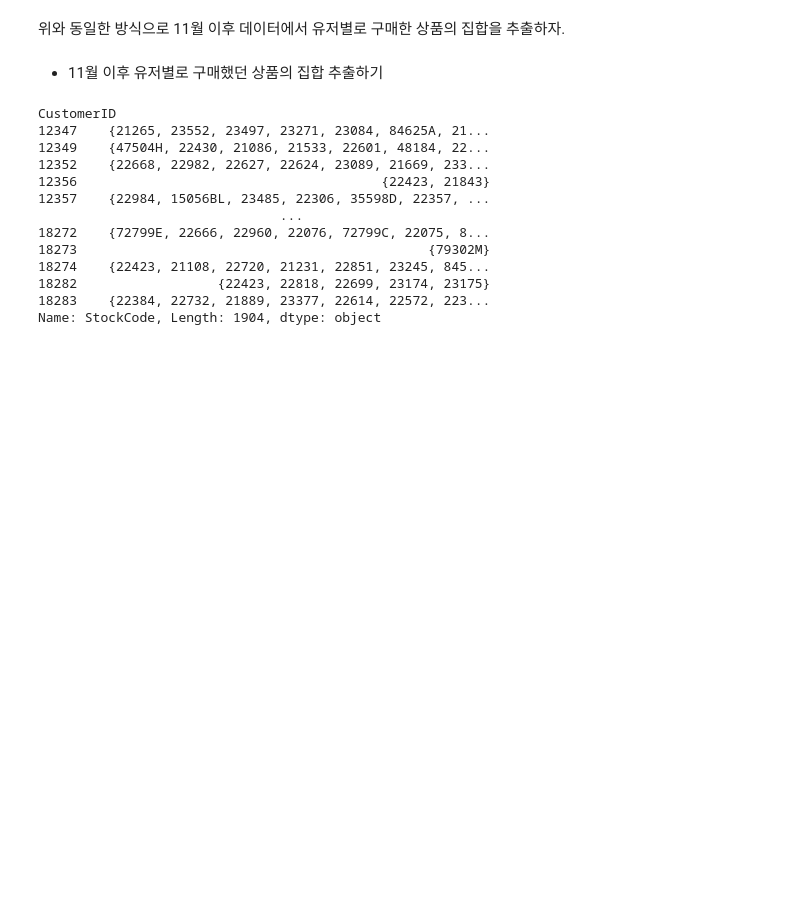
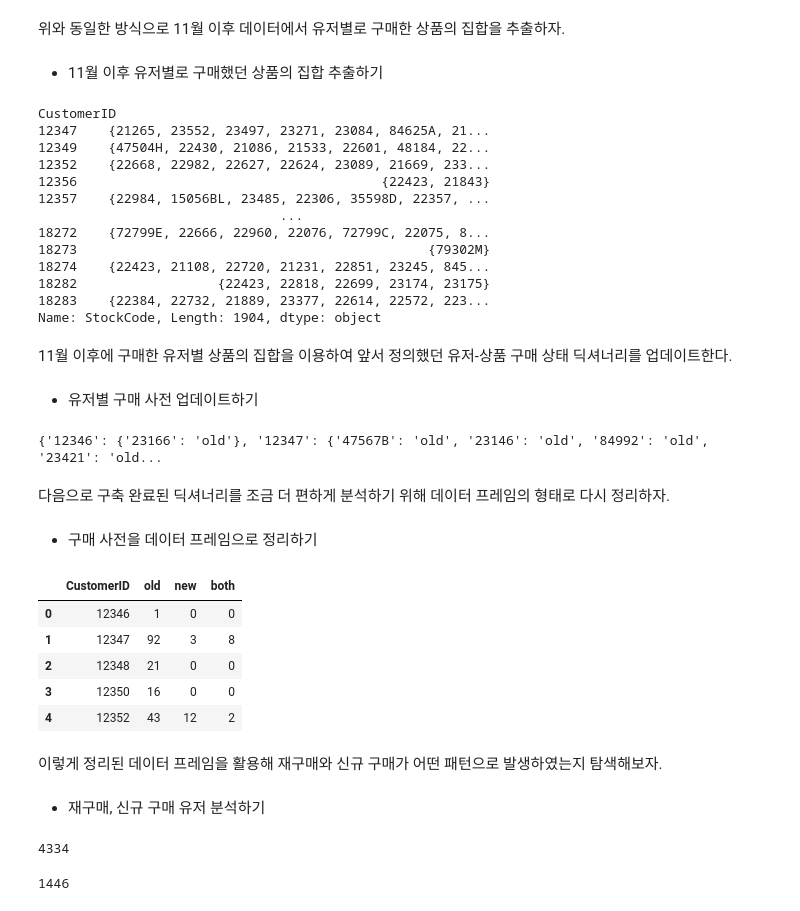
Before and after one commit to jaeyoon89/python_data_analysis, a Jupyter notebook: ch5-2_recommendation_for_retailer.ipynb, the cells around one changed output. Saved outputs shown, nothing was run; the diff lists cells and outputs as text; code cells hidden in the pictures; blank space fills up the shorter version.

Commit message:
data_analysis_ch5-2_recommendation_for_retailer

```diff
--- a/ch5-2_recommendation_for_retailer.ipynb
+++ b/ch5-2_recommendation_for_retailer.ipynb
@@ -318,3 +318,82 @@ CustomerID
 18282                  {22423, 22818, 22699, 23174, 23175}
 18283    {22384, 22732, 21889, 23377, 22614, 22572, 223...
 Name: StockCode, Length: 1904, dtype: object
+# %% [markdown]
+11월 이후에 구매한 유저별 상품의 집합을 이용하여 앞서 정의했던 유저-상품 구매 상태 딕셔너리를 업데이트한다.
+# %% [markdown]
+- 유저별 구매 사전 업데이트하기
+# %%
+# 11월 이전에만 구매한 상품은 'old', 이후에만 구매한 상품은 'new', 모두 구매한 상품은 'both'라고 표기한다.
+
+for customer_id, stocks in customer_item_end_set.items():
+    # 11월 이전 구매기록이 있는 유저인지를 체크한다.
+    if customer_id in customer_item_dict:
+        for stock_code in stocks:
+            # 구매한 적 있는 상품인지를 체크한 뒤, 상태를 표기한다.
+            if stock_code in customer_item_dict[customer_id]:
+                customer_item_dict[customer_id][stock_code] = 'both'
+            else:
+                customer_item_dict[customer_id][stock_code] = 'new'
+
+    # 11월 이전 구매기록이 없는 유저라면 모두 'new'로 표기한다.
+    else:
+        customer_item_dict[customer_id] = {}
+        for stock_code in stocks:
+            customer_item_dict[customer_id][stock_code] = 'new'
+
+print(str(customer_item_dict)[:100] + "...")
+# %% [output]
+{'12346': {'23166': 'old'}, '12347': {'47567B': 'old', '23146': 'old', '84992': 'old', '23421': 'old...
+# %% [markdown]
+다음으로 구축 완료된 딕셔너리를 조금 더 편하게 분석하기 위해 데이터 프레임의 형태로 다시 정리하자.
+# %% [markdown]
+- 구매 사전을 데이터 프레임으로 정리하기
+# %%
+# 'old', 'new', 'both'를 유저별로 탐색하여 데이터 프레임을 생성한다.
+columns = ['CustomerID', 'old', 'new', 'both']
+df_order_info = pd.DataFrame(columns=columns)
+
+# 데이터 프레임을 생성하는 과정이다.
+for customer_id in customer_item_dict:
+    old = 0
+    new = 0
+    both = 0
+
+    # 딕셔너리의 상품 상태(old, new, both)를 체크하여 데이터 프레임에 append 할 수 있는 형태로 처리한다.
+    for stock_code in customer_item_dict[customer_id]:
+        status = customer_item_dict[customer_id][stock_code]
+        if status == 'old':
+            old += 1
+        elif status == 'new':
+            new += 1
+        else:
+            both += 1
+
+    # df_order_info에 데이터를 append한다.
+    row = [customer_id, old, new, both]
+    series = pd.Series(row, index=columns)
+    df_order_info = df_order_info.append(series, ignore_index=True)
+
+df_order_info.head()
+# %% [output]
+|  | CustomerID | old | new | both |
+| 0 | 12346 | 1 | 0 | 0 |
+| 1 | 12347 | 92 | 3 | 8 |
+| 2 | 12348 | 21 | 0 | 0 |
+| 3 | 12350 | 16 | 0 | 0 |
+| 4 | 12352 | 43 | 12 | 2 |
+# %% [markdown]
+이렇게 정리된 데이터 프레임을 활용해 재구매와 신규 구매가 어떤 패턴으로 발생하였는지 탐색해보자.
+# %% [markdown]
+- 재구매, 신규 구매 유저 분석하기
+# %%
+# 데이터 프레임에서 전체 유저 수를 출력한다.
+print(df_order_info.shape[0])
+# %% [output]
+4334
+# %%
+# 데이터 프레임에서 old가 1 이상이면서, new가 1 이상인 유저수를 출력한다.
+# 11월 이후에 기존에 구매한 적 없는 새로운 상품을 구매한 유저를 의미한다.
+print(df_order_info[(df_order_info['old']>0) & (df_order_info['new']>0)].shape[0])
+# %% [output]
+1446
```
Also changed, not shown: parts of 27 cells of this notebook.
